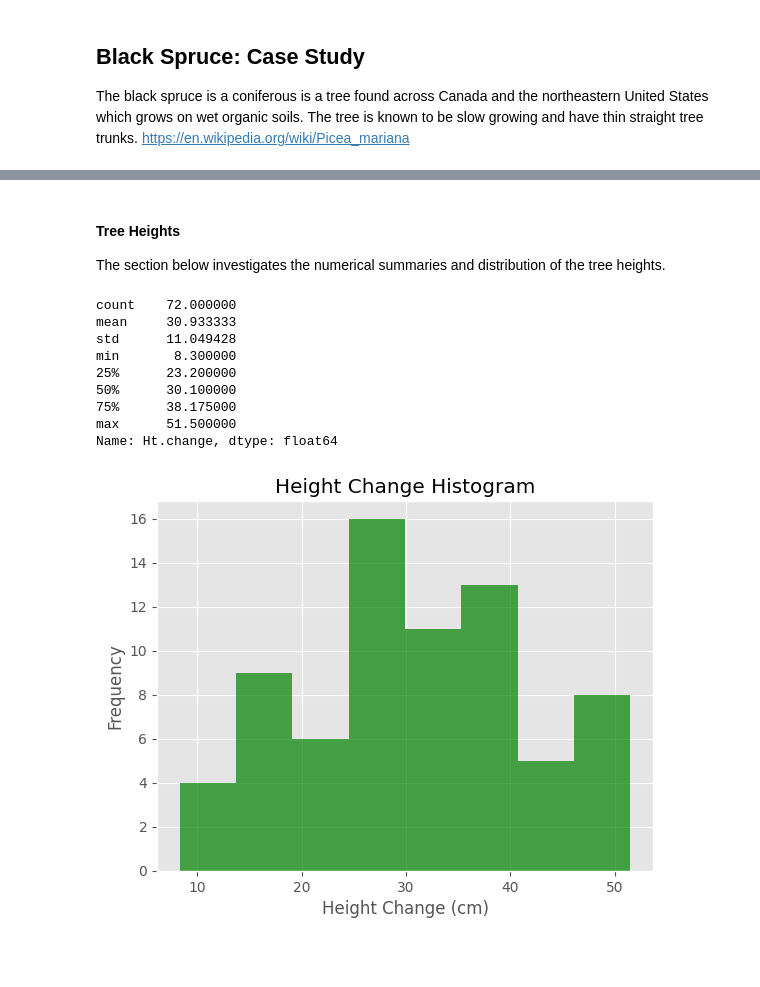
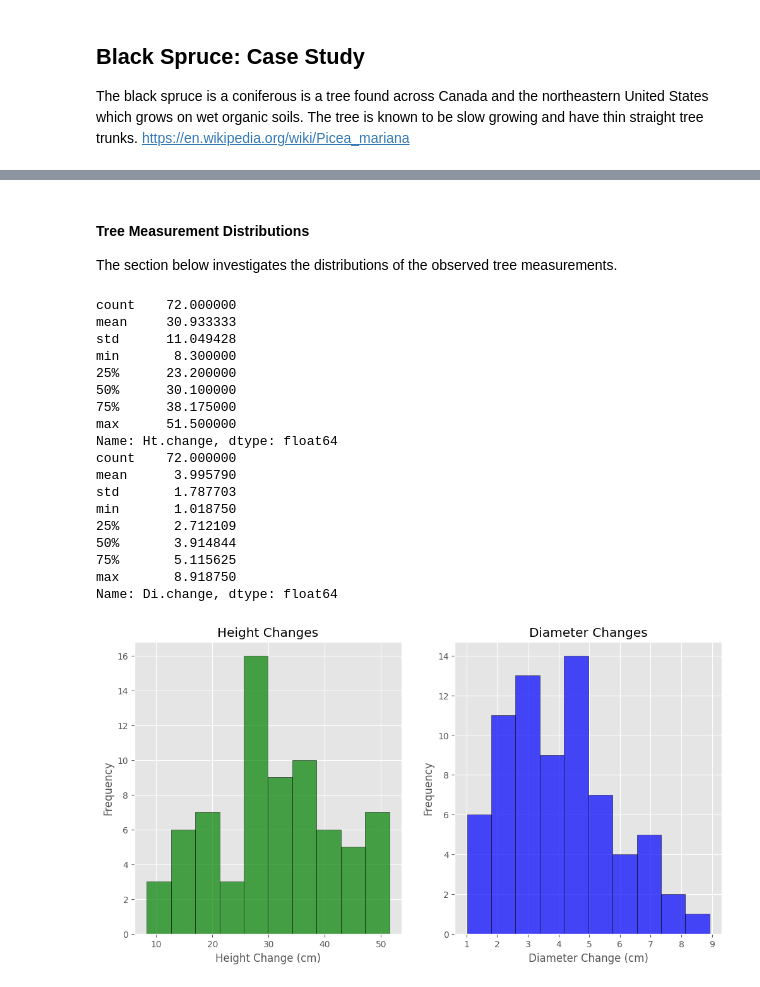
Before and after one commit to tzabilowicz/DataScience, a Jupyter notebook: case_studies/black_spruce.ipynb, the cells around one changed output, grey strips where cells are left out. Drawn from its saved outputs; the diff is of its cells as text; code cells hidden in the pictures; blank space fills up the shorter version.

```diff
--- a/case_studies/black_spruce.ipynb
+++ b/case_studies/black_spruce.ipynb
@@ -19,10 +39,9 @@ black_spruce = pd.read_csv("../Data/Spruce.csv")
 # %% [markdown]
-#### Tree Heights
-The section below investigates the numerical summaries and distribution of the tree heights.
+#### Tree Measurement Distributions
+The section below investigates the distributions of the observed tree measurements.
 # %%
-height_change = black_spruce["Ht.change"]
-
-print(height_change.describe())
+print(black_spruce["Ht.change"].describe())
+print(black_spruce["Di.change"].describe())
 # %% [output]
 count    72.000000
 mean     30.933333
@@ -33,14 +52,31 @@ min       8.300000
 75%      38.175000
 max      51.500000
 Name: Ht.change, dtype: float64
+count    72.000000
+mean      3.995790
+std       1.787703
+min       1.018750
+25%       2.712109
+50%       3.914844
+75%       5.115625
+max       8.918750
+Name: Di.change, dtype: float64
 # %%
-plt.hist(black_spruce["Ht.change"], bins=8, color="green", alpha=0.70)
-plt.title("Height Change Histogram")
-plt.xlabel("Height Change (cm)")
-plt.ylabel("Frequency")
+fig, axs = plt.subplots(nrows=1, ncols=2, figsize=(12, 6))
+
+axs[0].hist(black_spruce["Ht.change"], bins=10, color="green", alpha=0.70, edgecolor="black")
+axs[0].set_title("Height Changes")
+axs[0].set_xlabel("Height Change (cm)")
+axs[0].set_ylabel("Frequency")
+
+axs[1].hist(black_spruce["Di.change"], bins=10, color="blue", alpha=0.70, edgecolor="black")
+axs[1].set_title("Diameter Changes")
+axs[1].set_xlabel("Diameter Change (cm)")
+axs[1].set_ylabel("Frequency")
+
 plt.show()
 # %% [output]
-[figure, old version]
+[figure, new version]
 # %%
 sm.qqplot(black_spruce["Ht.change"], line="s")
 plt.title("QQ-Plot Height Change (cm)")
```
Also changed, not shown: parts of 14 cells of this notebook, 1 other file.
